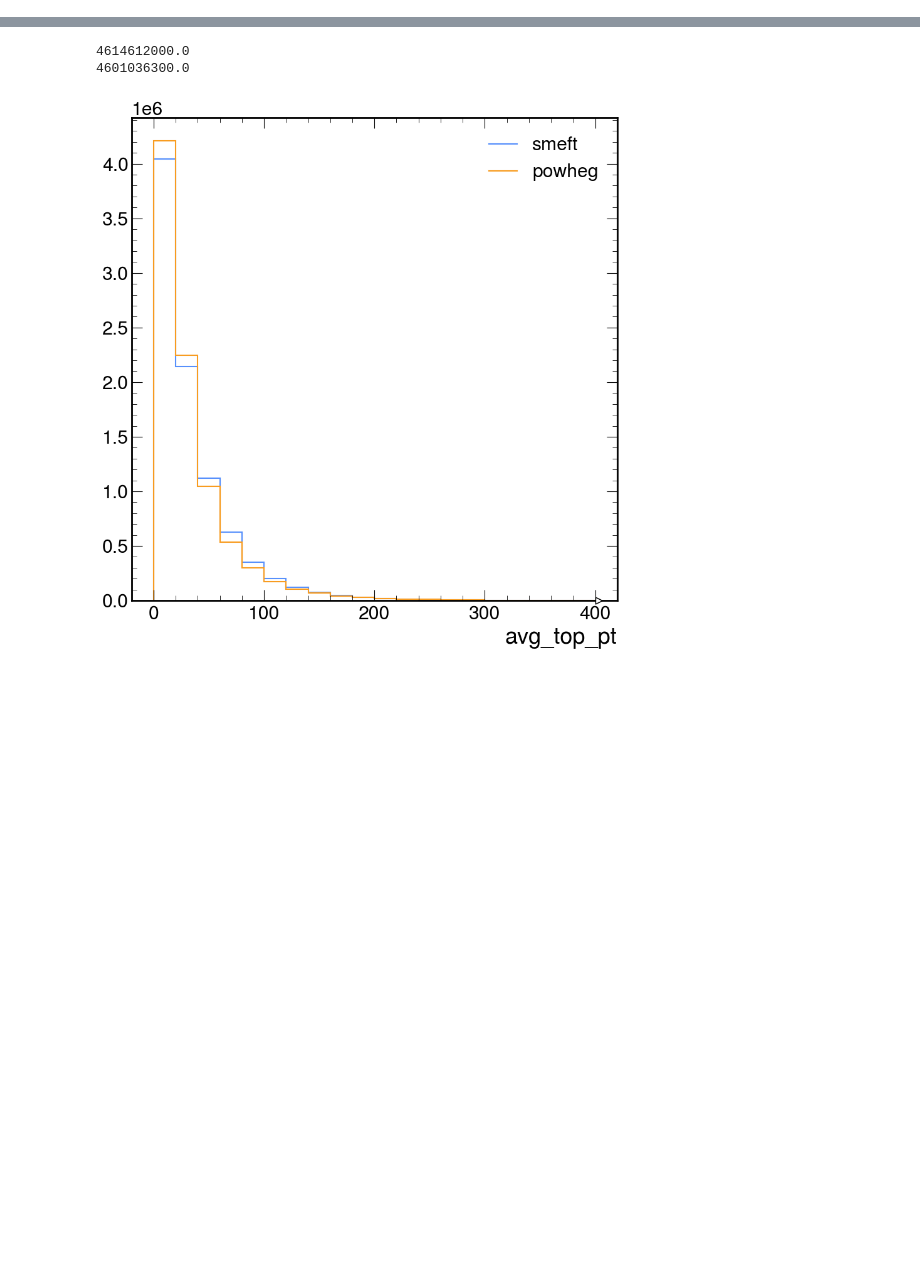
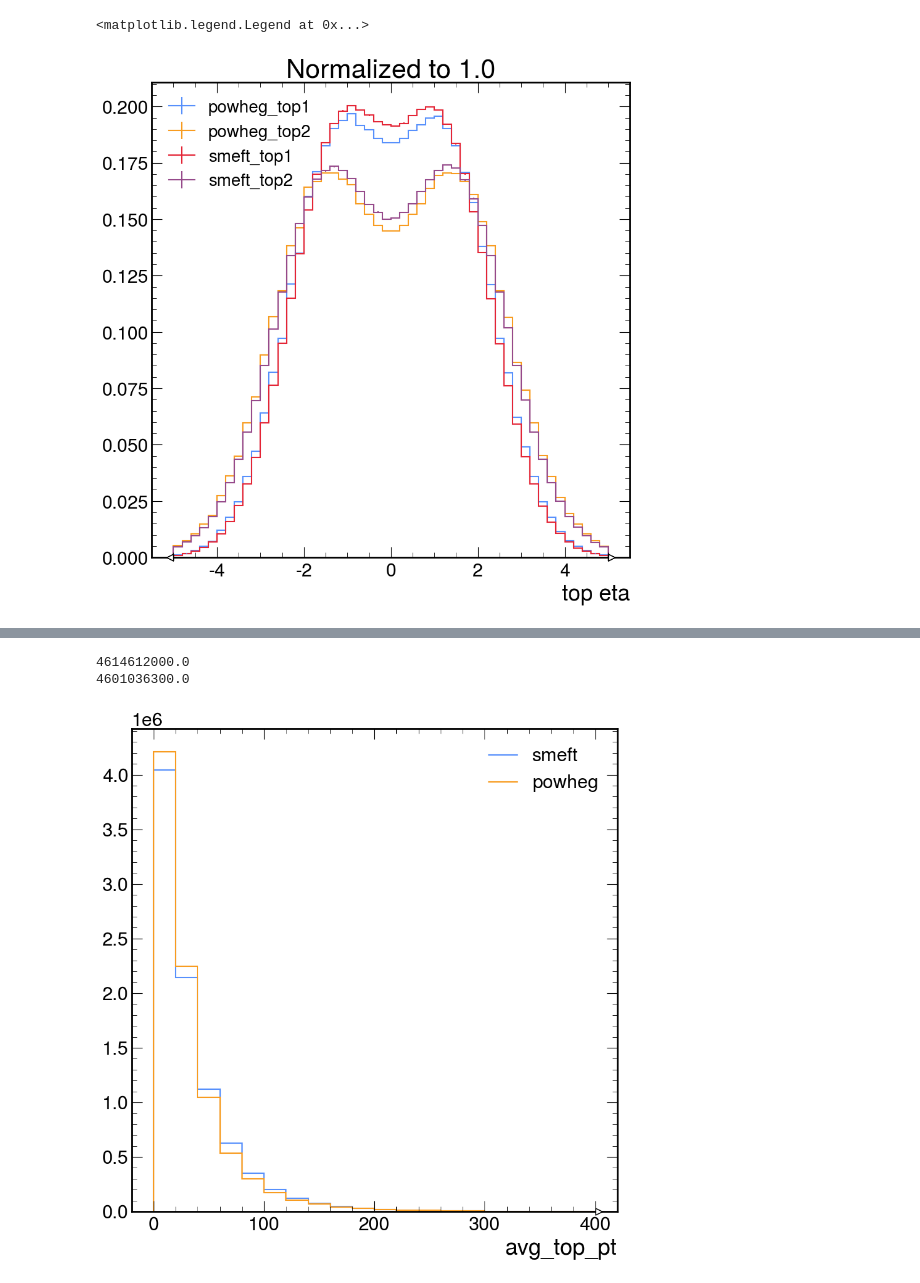
Before and after one commit to hannahbnelson/dctr-ttbar, a Jupyter notebook: analysis/plot_inputs.ipynb, the cells around one changed output, grey strips where cells are left out. Drawn from its saved outputs; the diff is of its cells as text; code cells hidden in the pictures; blank space fills up the shorter version.

Commit message:
backup before running processor

```diff
--- a/analysis/plot_inputs.ipynb
+++ b/analysis/plot_inputs.ipynb
@@ -13,0 +16,9 @@ import matplotlib as mpl
+# %%
+# f_test = "SMEFT_small.pkl.gz"
+# f_smeft = "SMEFT_kinematics.pkl.gz"
+# f_powheg = "powheg_kinematics.pkl.gz"
+f_smeft = "1807_SMEFT_kinematics.pkl.gz"
+f_powheg = "1807_powheg_kinematics.pkl.gz"
+# %%
+smeft_hists = utils.get_hist_from_pkl(f_smeft, allow_empty=False)
+powheg_hists = utils.get_hist_from_pkl(f_powheg, allow_empty=False)
@@ -13,0 +27,22 @@ import matplotlib as mpl
+# %%
+hep.style.use("CMS")
+fig, ax = plt.subplots()
+
+hep.histplot(powheg_hists['top1_eta'][{'process':'TTTo2L2Nu_powheg'}], density=True, label='powheg_top1')
+hep.histplot(powheg_hists['top2_eta'][{'process':'TTTo2L2Nu_powheg'}], density=True, label='powheg_top2')
+# hep.histplot(powheg_hists['top_eta'][{'process':'TTTo2L2Nu_powheg'}], density=True, label='powheg_top')
+# hep.histplot(powheg_hists['antitop_eta'][{'process':'TTTo2L2Nu_powheg'}], density=True, label='powheg_antitop')
+
+hep.histplot(smeft_hists['top1_eta'][{'process':'TT01j2l_SM'}], density=True, label='smeft_top1')
+hep.histplot(smeft_hists['top2_eta'][{'process':'TT01j2l_SM'}], density=True, label='smeft_top2')
+# hep.histplot(smeft_hists['top_eta'][{'process':'TT01j2l_SM'}], density=True, label='smeft_top')
+# hep.histplot(smeft_hists['antitop_eta'][{'process':'TT01j2l_SM'}], density=True, label='smeft_antitop')
+# ax.set_title("Powheg sample, normalized to 1.0")
+# ax.set_title("SMEFTsim sample at SM, normalized to 1.0")
+ax.set_title("Normalized to 1.0")
+ax.set_xlabel("top eta")
+
+ax.legend(loc='upper left', fontsize=20)
+# %% [output]
+<matplotlib.legend.Legend at 0x...>
+[figure, added]
```
Also changed, not shown: parts of 8 cells of this notebook, 23 other files.
